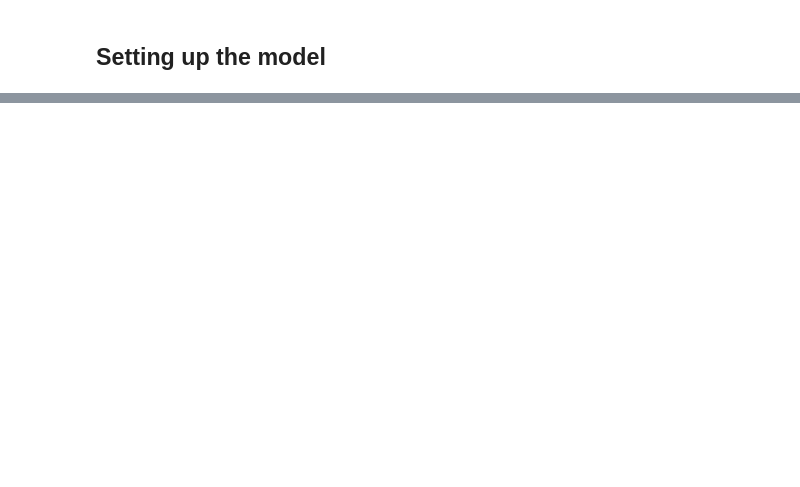
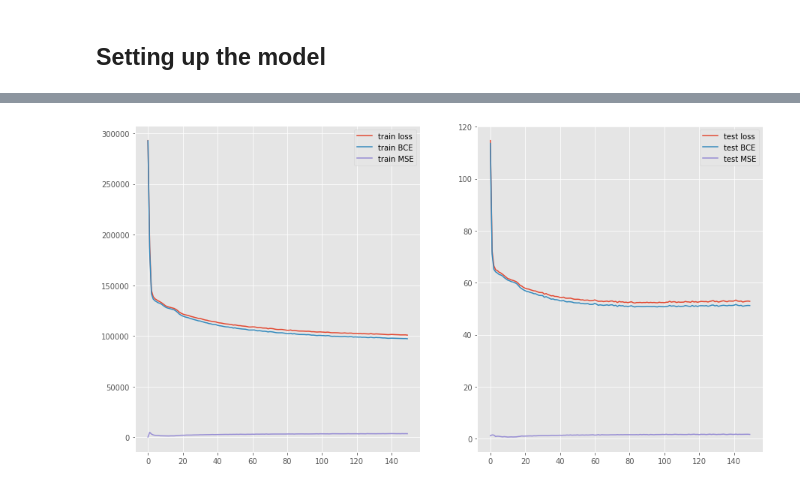
Before and after one commit to smentu/HIT_VAE, a Jupyter notebook: hit_vae/experiments/VAE_demo.ipynb, the cells around one changed output, grey strips where cells are left out. Drawn from its saved outputs; the diff is of its cells as text; code cells hidden in the pictures; blank space fills up the shorter version.

```diff
--- a/hit_vae/experiments/VAE_demo.ipynb
+++ b/hit_vae/experiments/VAE_demo.ipynb
@@ -116,6 +107,8 @@ optimizer = optim.Adam(vae_model.parameters(), lr=1e-3)
 def train(epoch):
     vae_model.train()
     train_loss = 0
+    train_BCE = 0
+    train_KLD = 0
     for batch_idx, (data, _) in enumerate(training_loader):
         data = data.to(device)
         optimizer.zero_grad()
@@ -123,11 +116,16 @@ def train(epoch):
         BCE, KLD = losses.vae_loss(recon_batch, data, mu, logvar)
         loss = BCE + KLD
         loss.backward()
+        train_BCE += BCE.item()
+        train_KLD += KLD.item()
         train_loss += loss.item()
         optimizer.step()
 
-    print('====> Epoch: {} Average loss: {:.4f}'.format(
-          epoch, train_loss / len(training_loader.dataset)))
+    if epoch % 10 == 0:
+        print('====> Epoch: {} Average loss: {:.4f}'.format(
+              epoch, train_loss / len(training_loader.dataset)))
+
+    return train_BCE, train_KLD, train_loss
 # %%
 def test(epoch):
     Z = torch.tensor([])
@@ -185,9 +188,25 @@ def test(epoch):
 # %%
 epochs = 150
 
+train_BCEs = []
+train_MSEs = []
+train_losses = []
+
+test_BCEs = []
+test_MSEs = []
+test_losses = []
+
 for epoch in range(1, epochs + 1):
-    train(epoch)
-    test(epoch)
+    train_BCE, train_MSE, train_loss = train(epoch)
+    test_BCE, test_MSE, test_loss = test(epoch)
+
+    train_BCEs.append(train_BCE)
+    train_MSEs.append(train_MSE)
+    train_losses.append(train_loss)
+
+    test_BCEs.append(test_BCE)
+    test_MSEs.append(test_MSE)
+    test_losses.append(test_loss)
 
     with torch.no_grad():
         sample = torch.randn(64, ldim).to(device)
@@ -264,0 +234,15 @@ for epoch in range(1, epochs + 1):
+# %%
+fig, (ax1, ax2) = plt.subplots(1, 2, figsize = (15, 8))
+ax1.plot(train_losses, label='train loss')
+ax1.plot(train_BCEs, label='train BCE')
+ax1.plot(train_MSEs, label='train MSE')
+ax1.legend()
+
+ax2.plot(test_losses, label='test loss')
+ax2.plot(test_BCEs, label='test BCE')
+ax2.plot(test_MSEs, label='test MSE')
+ax2.legend()
+
+plt.show()
+# %% [output]
+[figure, added]
```
Also changed, not shown: parts of 6 cells of this notebook, 4 other files.
